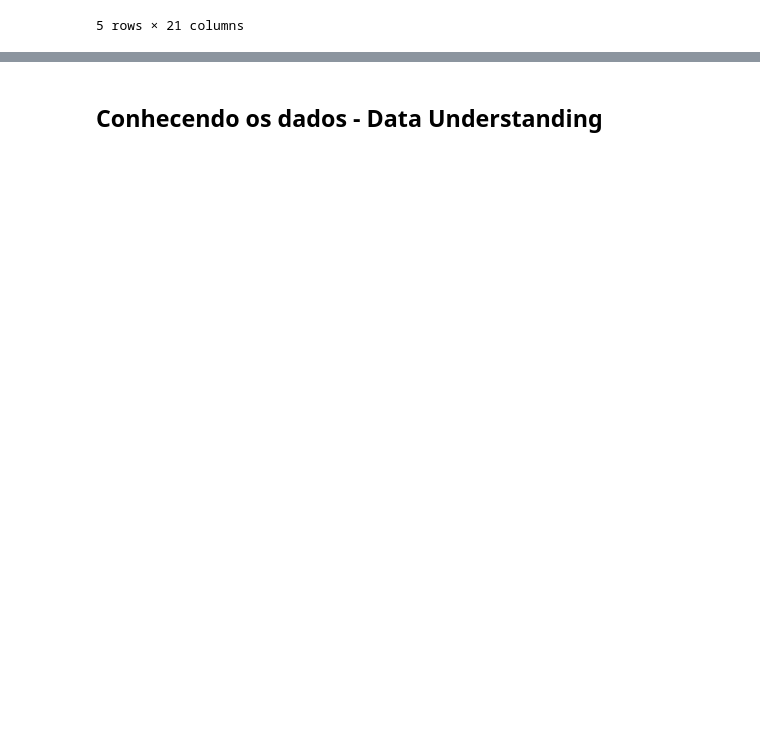
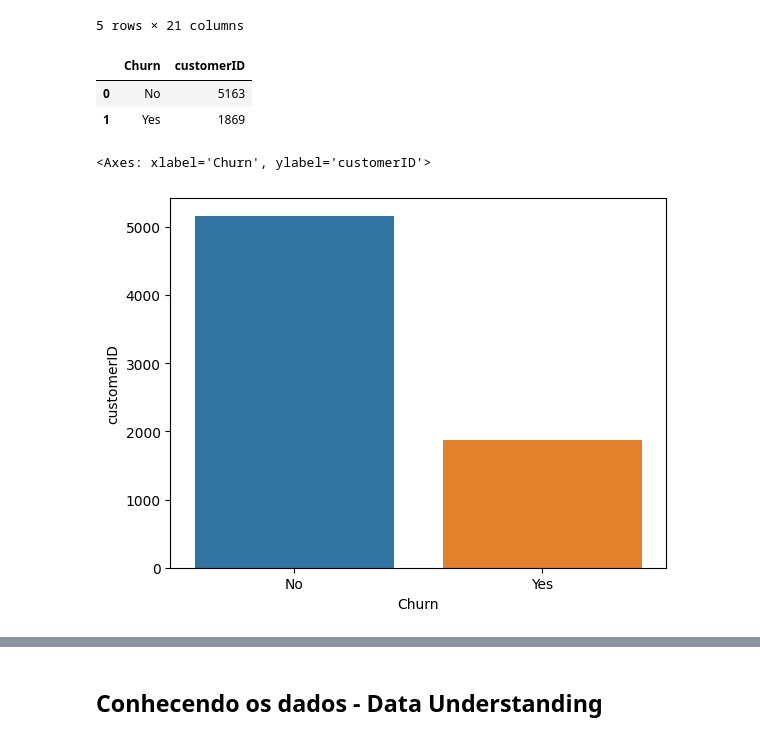
Before and after one commit to GTBelini22/Case_Classsificacao, a Jupyter notebook: Case_Classificação.ipynb, the cells around one changed output, grey strips where cells are left out. Drawn from its saved outputs; the diff is of its cells as text; code cells hidden in the pictures; blank space fills up the shorter version.

```diff
--- a/Case_Classificação.ipynb
+++ b/Case_Classificação.ipynb
@@ -27,3 +28,15 @@ churn.head()
 | 3 | 7795-CFOCW | Male | 0 | No | No | 45 | No | No phone service | ... |
 | 4 | 9237-HQITU | Female | 0 | No | No | 2 | Yes | No | ... |
 5 rows × 21 columns
+# %%
+churn_agg = churn.groupby('Churn')['customerID'].count().reset_index()
+churn_agg
+# %% [output]
+|  | Churn | customerID |
+| 0 | No | 5163 |
+| 1 | Yes | 1869 |
+# %%
+sns.barplot(data= churn_agg, x='Churn', y='customerID')
+# %% [output]
+<Axes: xlabel='Churn', ylabel='customerID'>
+[figure, added]
```
Also changed, not shown: parts of 11 cells of this notebook.
